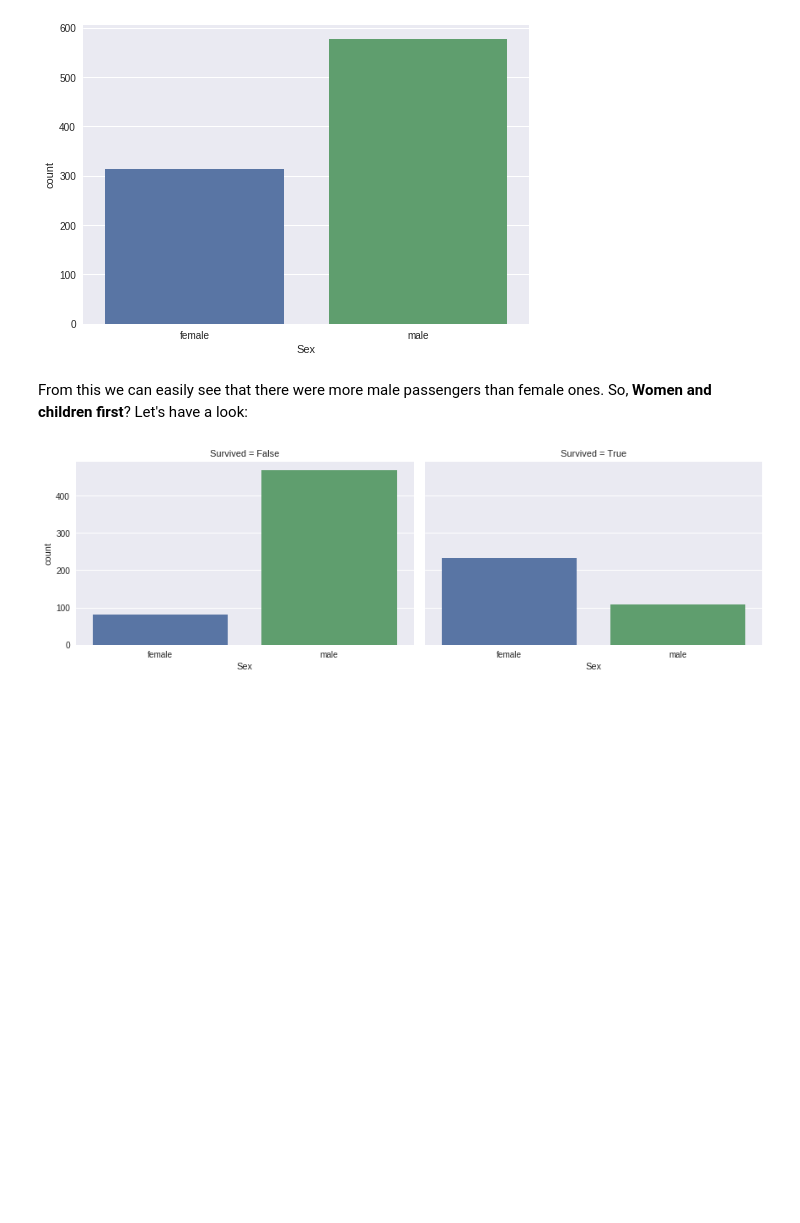
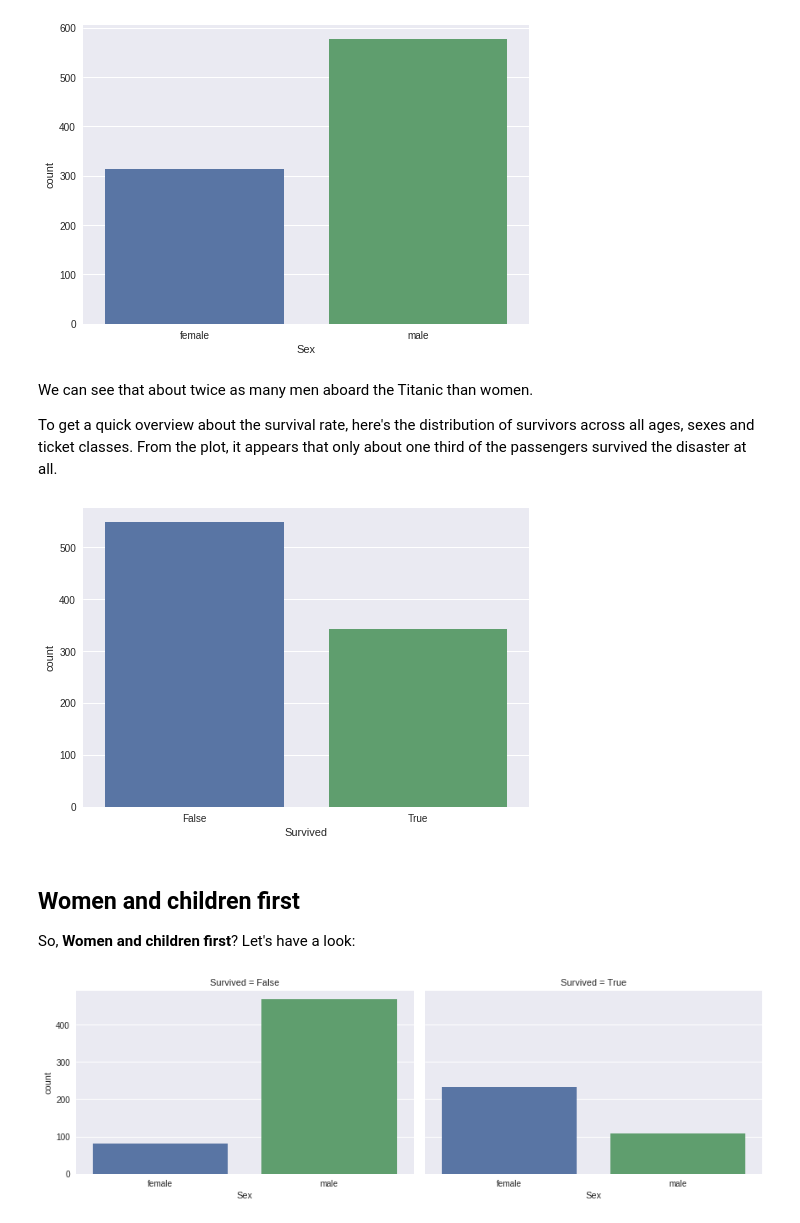
Before and after one commit to sunsided/DAND-Titanic, a Jupyter notebook: titanic.ipynb, the cells around one changed output. Saved outputs shown, nothing was run; the diff lists cells and outputs as text; code cells hidden in the pictures; blank space fills up the shorter version.

```diff
--- a/titanic.ipynb
+++ b/titanic.ipynb
@@ -611,8 +599,18 @@ Let's first look at the distribution of male and female passengers aboard the Ti
 sns.countplot(x='Sex', data=titanic);
 # %% [output]
 [figure]
+# %% [markdown]
+We can see that about twice as many men aboard the Titanic than women.
+
+To get a quick overview about the survival rate, here's the distribution of survivors across all ages, sexes and ticket classes. From the plot, it appears that only about one third of the passengers survived the disaster at all.
+# %%
+sns.countplot(x='Survived', data=titanic);
+# %% [output]
+[figure, added]
 # %% [markdown]
-From this we can easily see that there were more male passengers than female ones. So, **Women and children first**? Let's have a look:
+## Women and children first
+
+So, **Women and children first**? Let's have a look:
 # %%
 sns.factorplot(x='Sex', col='Survived', data=titanic, kind='count', size=4, aspect=1.5);
 # %% [output]
```
Also changed, not shown: parts of 48 cells of this notebook.
